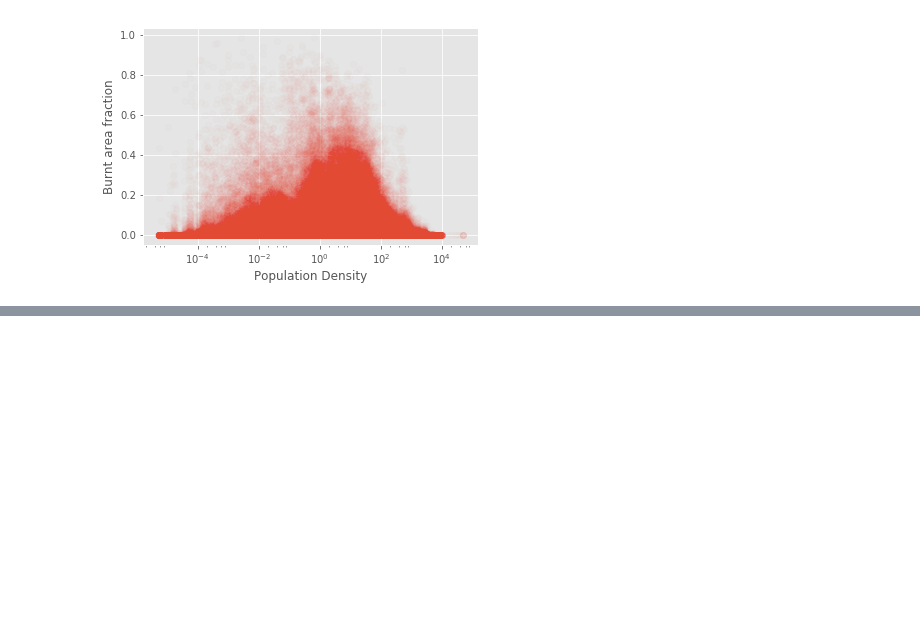
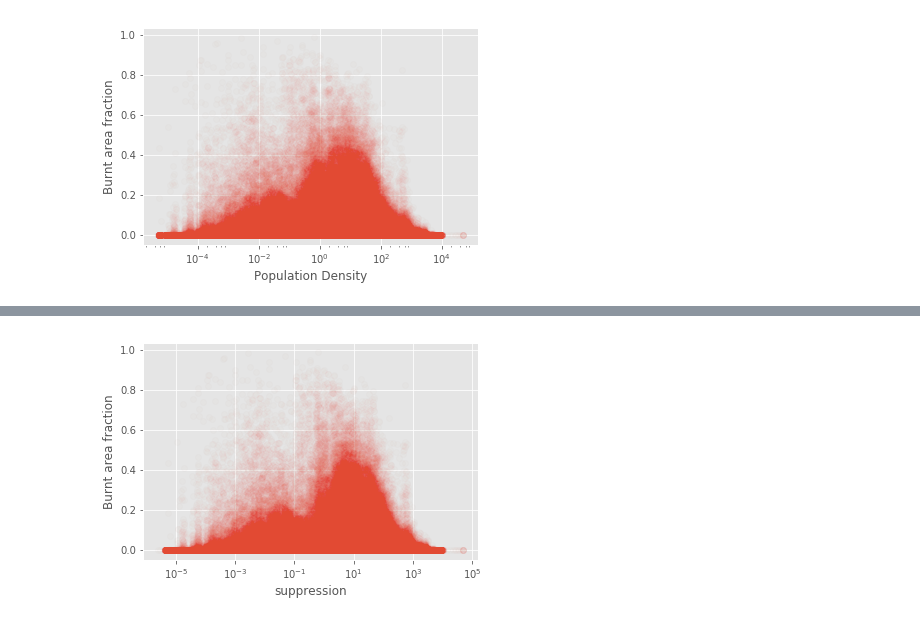
Before and after one commit to rhyswhitley/fire_limitation, a Jupyter notebook: notebooks/data_viz.ipynb, the cells around one changed output, grey strips where cells are left out. Saved outputs shown, nothing was run; the diff lists cells and outputs as text; code cells hidden in the pictures; blank space fills up the shorter version.

```diff
--- a/notebooks/data_viz.ipynb
+++ b/notebooks/data_viz.ipynb
@@ -132,0 +172,5 @@ plt.xscale('log')
+# %%
+pltVsFire(fd.suppress, "suppression")
+plt.xscale('log')
+# %% [output]
+[figure, added]
```
Also changed, not shown: parts of 7 cells of this notebook.
